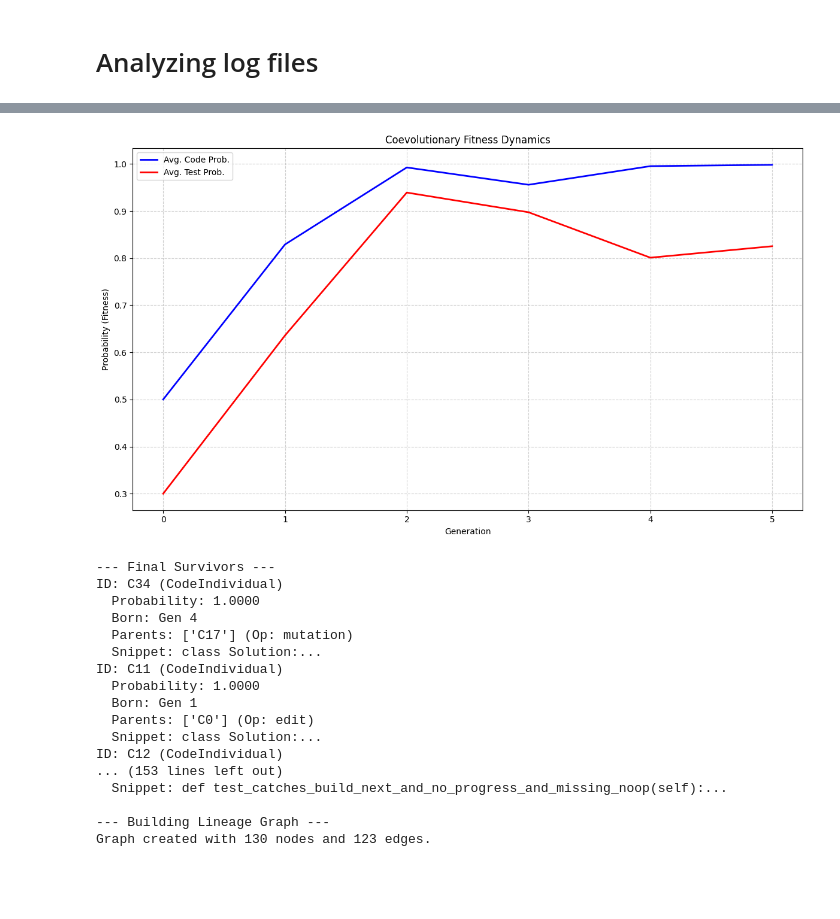
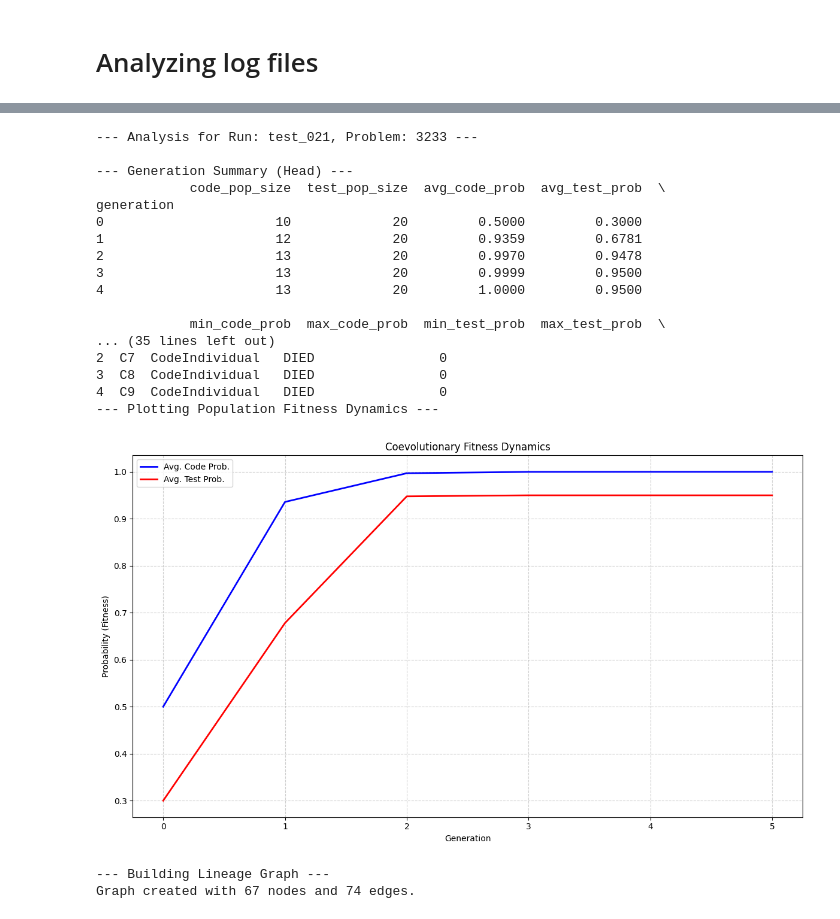
Before and after one commit to wso2-incubator/BACE, a Jupyter notebook: Experiments/notebooks/coevolution/gen_log_analyzer.ipynb, the cells around one changed output, grey strips where cells are left out. Cells and saved outputs as stored; diff of their text form; code cells hidden in the pictures; blank space fills up the shorter version.

```diff
--- a/Experiments/notebooks/coevolution/gen_log_analyzer.ipynb
+++ b/Experiments/notebooks/coevolution/gen_log_analyzer.ipynb
@@ -252,15 +1065,43 @@ def visualize_lineage(G) -> None:
 # %%
-LOG_FILE = '../../../logs/generations/coevolution_run_20251112.log'
+import sys
 
-RUN_TO_ANALYZE = 'test_012'
+
+LOG_FILE = '../../../logs/coevolution_run_20251114.log'
+
+RUN_TO_ANALYZE = 'test_021'
 PROBLEM_TO_ANALYZE = '3233'
+
+logger.remove()
+logger.add(sys.stderr, level="DEBUG")
 
 try:
     # Pass the targets to the parsing function
-    gen_df, ind_df = parse_coev_log(
+    gen_df, ind_df = parse_coev_log_individuals_generation_summaries(
         LOG_FILE,
         RUN_TO_ANALYZE,
         PROBLEM_TO_ANALYZE
+    )
+
+    # Analyze the parsed dataframes
+    generated_observation_matrices = parse_observation_matrices(
+        LOG_FILE,
+        RUN_TO_ANALYZE,
+        PROBLEM_TO_ANALYZE,
+        "GENERATED"
+    )
+
+    public_observation_matrices = parse_observation_matrices(
+        LOG_FILE,
+        RUN_TO_ANALYZE,
+        PROBLEM_TO_ANALYZE,
+        "PUBLIC"
+    )
+
+    private_observation_matrices = parse_observation_matrices(
+        LOG_FILE,
+        RUN_TO_ANALYZE,
+        PROBLEM_TO_ANALYZE,
+        "PRIVATE"
     )
 
     print(f"--- Analysis for Run: {RUN_TO_ANALYZE}, Problem: {PROBLEM_TO_ANALYZE} ---")
@@ -278,8 +1119,14 @@ try:
             print(ind_df[['id', 'type', 'status', 'generation_born']].head())
 
         plot_fitness_dynamics(gen_df)
-        analyze_survivors(ind_df)
         lineage_graph = build_lineage_graph(ind_df)
+
+    if len(generated_observation_matrices) == 0:
+        print("\nNo Generated Observation Matrices found.")
+    if len(public_observation_matrices) == 0:
+        print("\nNo Public Observation Matrices found.")
+    if len(private_observation_matrices) == 0:
+        print("\nNo Private Observation Matrices found.")
 
 except FileNotFoundError:
     print(f"Error: Log file not found at '{LOG_FILE}'")
@@ -306,19 +1144,21 @@ generation
+--- Analysis for Run: test_021, Problem: 3233 ---
+
+--- Generation Summary (Head) ---
+            code_pop_size  test_pop_size  avg_code_prob  avg_test_prob  \
+generation
+0                      10             20         0.5000         0.3000
+1                      12             20         0.9359         0.6781
+2                      13             20         0.9970         0.9478
+3                      13             20         0.9999         0.9500
+4                      13             20         1.0000         0.9500
+
+            min_code_prob  max_code_prob  min_test_prob  max_test_prob  \
+... (35 lines left out)
+2  C7  CodeIndividual   DIED                0
+3  C8  CodeIndividual   DIED                0
+4  C9  CodeIndividual   DIED                0
+--- Plotting Population Fitness Dynamics ---
-[figure, old version]
+[figure, new version]
---- Final Survivors ---
-ID: C34 (CodeIndividual)
-  Probability: 1.0000
-  Born: Gen 4
-  Parents: ['C17'] (Op: mutation)
-  Snippet: class Solution:...
-ID: C11 (CodeIndividual)
-  Probability: 1.0000
-  Born: Gen 1
-  Parents: ['C0'] (Op: edit)
-  Snippet: class Solution:...
-ID: C12 (CodeIndividual)
-... (153 lines left out)
-  Snippet: def test_catches_build_next_and_no_progress_and_missing_noop(self):...
-
---- Building Lineage Graph ---
-Graph created with 130 nodes and 123 edges.
+--- Building Lineage Graph ---
+Graph created with 67 nodes and 74 edges.
 # %%
```
Also changed, not shown: parts of 9 cells of this notebook.
